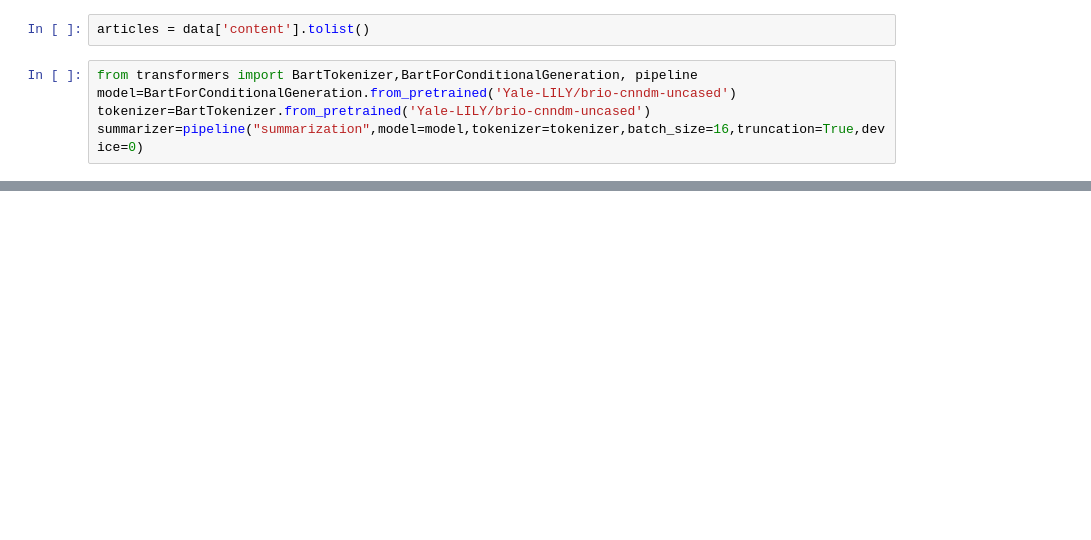
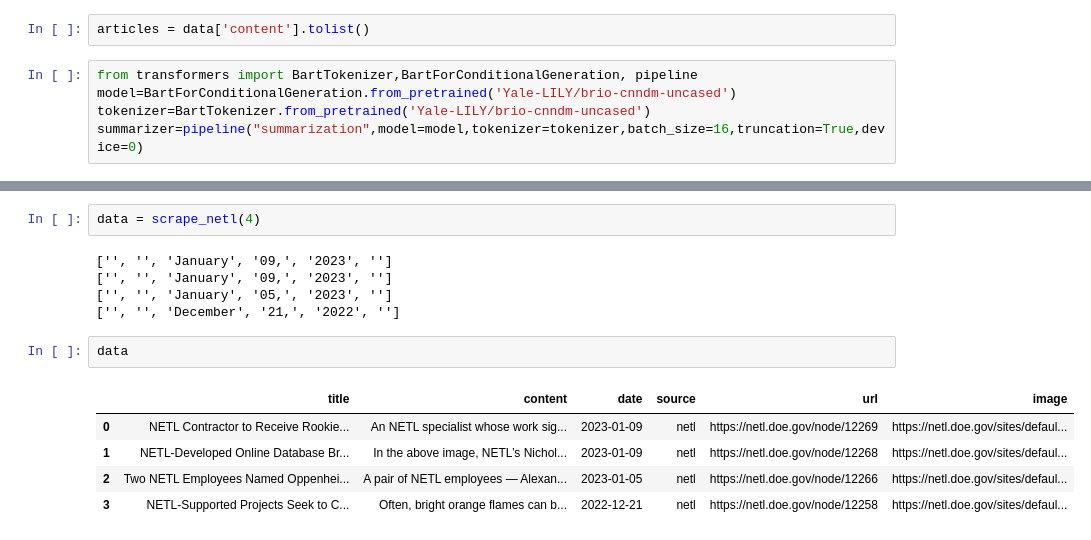
Before and after one commit to D-z-V/energy-feed, a Jupyter notebook: server/webscraper.ipynb, the cells around one changed output, grey strips where cells are left out. Cells and saved outputs as stored; diff of their text form; blank space fills up the shorter version.

```diff
--- a/server/webscraper.ipynb
+++ b/server/webscraper.ipynb
@@ -435,0 +423,15 @@ def fetch_iea(n_articles=3):
+# %%
+data = scrape_netl(4)
+# %% [output]
+['', '', 'January', '09,', '2023', '']
+['', '', 'January', '09,', '2023', '']
+['', '', 'January', '05,', '2023', '']
+['', '', 'December', '21,', '2022', '']
+# %%
+data
+# %% [output]
+|  | title | content | date | source | url | image |
+| 0 | NETL Contractor to Receive Rookie... | An NETL specialist whose work sig... | 2023-01-09 | netl | https://netl.doe.gov/node/12269 | https://netl.doe.gov/sites/defaul... |
+| 1 | NETL-Developed Online Database Br... | In the above image, NETL’s Nichol... | 2023-01-09 | netl | https://netl.doe.gov/node/12268 | https://netl.doe.gov/sites/defaul... |
+| 2 | Two NETL Employees Named Oppenhei... | A pair of NETL employees — Alexan... | 2023-01-05 | netl | https://netl.doe.gov/node/12266 | https://netl.doe.gov/sites/defaul... |
+| 3 | NETL-Supported Projects Seek to C... | Often, bright orange flames can b... | 2022-12-21 | netl | https://netl.doe.gov/node/12258 | https://netl.doe.gov/sites/defaul... |
```
Also changed, not shown: parts of 23 cells of this notebook, 3 other files.
